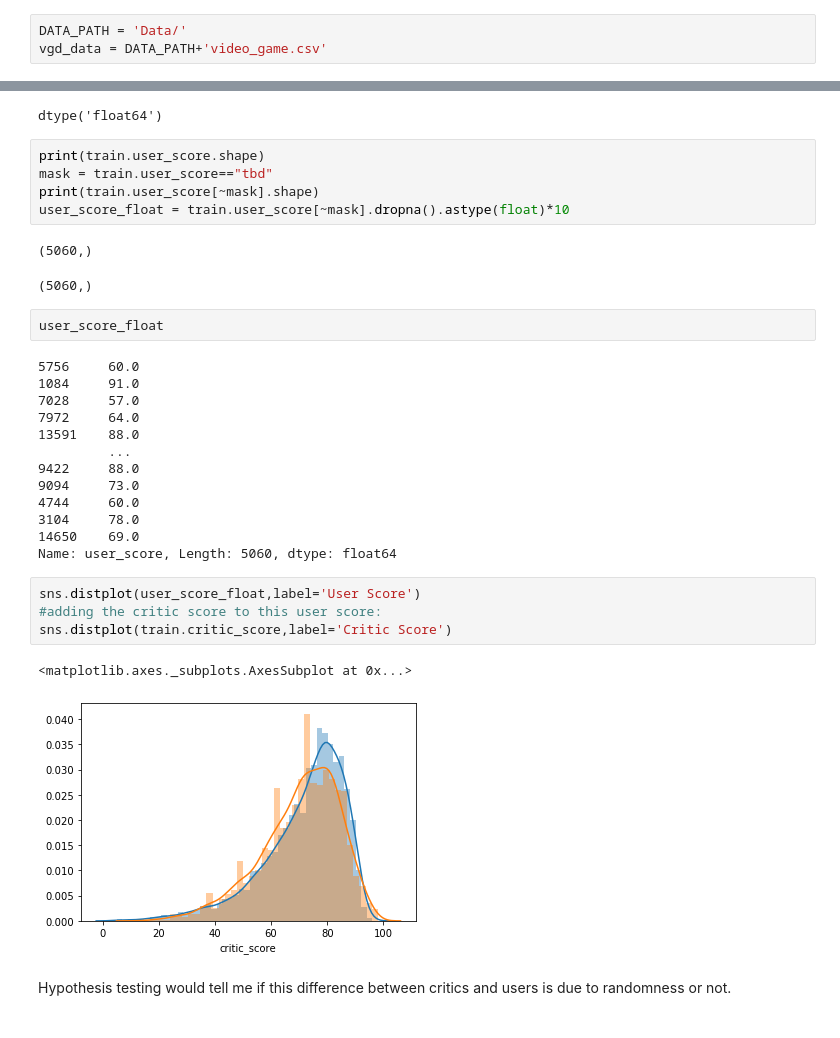
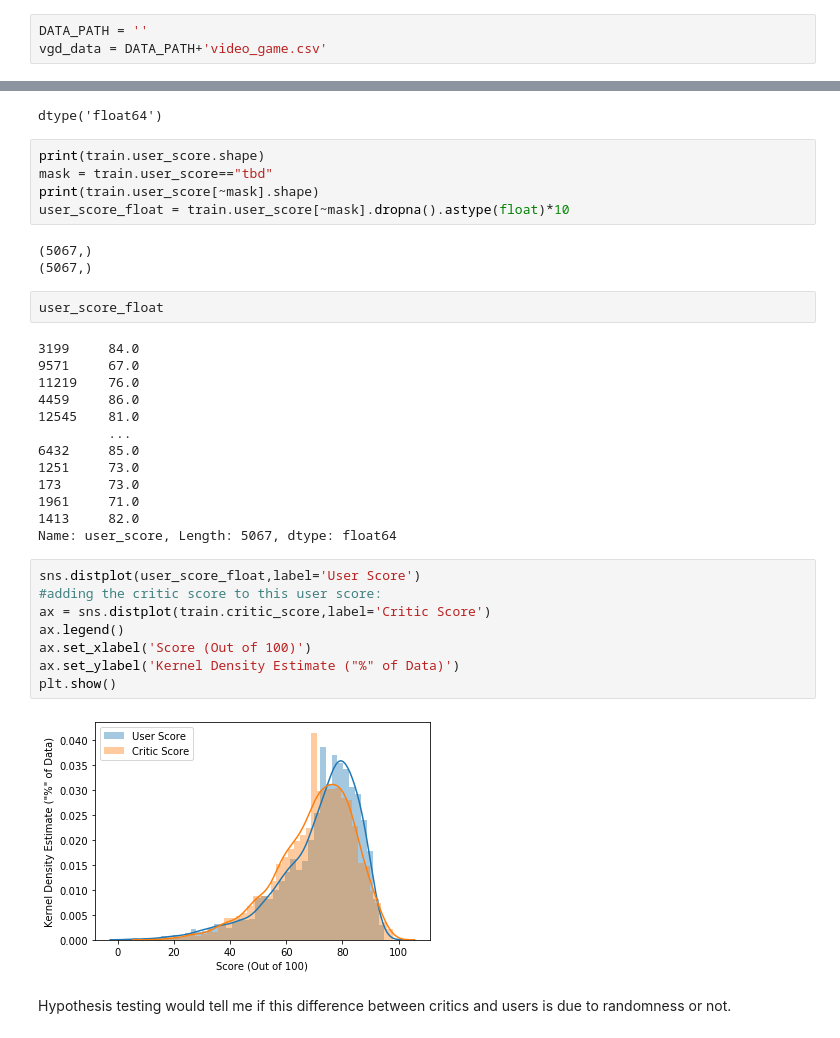
Before and after one commit to mvkumar14/Video-Game-Ratings, a Jupyter notebook: notebooks/VGD_build_notebook.ipynb, the cells around one changed output, grey strips where cells are left out. Saved outputs shown, nothing was run; the diff lists cells and outputs as text.

Commit message:
Reorganization and data upload

```diff
--- a/VGD_build_notebook.ipynb
+++ b/notebooks/VGD_build_notebook.ipynb
@@ -2,7 +2,7 @@
 import pandas as pd
 import numpy as np
 # %%
-DATA_PATH = 'Data/'
+DATA_PATH = ''
 vgd_data = DATA_PATH+'video_game.csv'
 # %%
 vgd_master = pd.read_csv(vgd_data)
@@ -290,30 +290,33 @@ mask = train.user_score=="tbd"
 print(train.user_score[~mask].shape)
 user_score_float = train.user_score[~mask].dropna().astype(float)*10
 # %% [output]
-(5060,)
+(5067,)
+(5067,)
-(5060,)
 # %%
 user_score_float
 # %% [output]
-5756     60.0
-1084     91.0
-7028     57.0
-7972     64.0
-13591    88.0
+3199     84.0
+9571     67.0
+11219    76.0
+4459     86.0
+12545    81.0
          ...
-9422     88.0
-9094     73.0
-4744     60.0
-3104     78.0
-14650    69.0
-Name: user_score, Length: 5060, dtype: float64
+6432     85.0
+1251     73.0
+173      73.0
+1961     71.0
+1413     82.0
+Name: user_score, Length: 5067, dtype: float64
 # %%
 sns.distplot(user_score_float,label='User Score')
 #adding the critic score to this user score:
-sns.distplot(train.critic_score,label='Critic Score')
+ax = sns.distplot(train.critic_score,label='Critic Score')
+ax.legend()
+ax.set_xlabel('Score (Out of 100)')
+ax.set_ylabel('Kernel Density Estimate ("%" of Data)')
+plt.show()
 # %% [output]
-<matplotlib.axes._subplots.AxesSubplot at 0x...>
-[figure, old version]
+[figure, new version]
 # %% [markdown]
 Hypothesis testing would tell me if this difference between critics and users is due to randomness or not.
 # %% [markdown]
```
Also changed, not shown: parts of 41 cells of this notebook, 1 other file.
